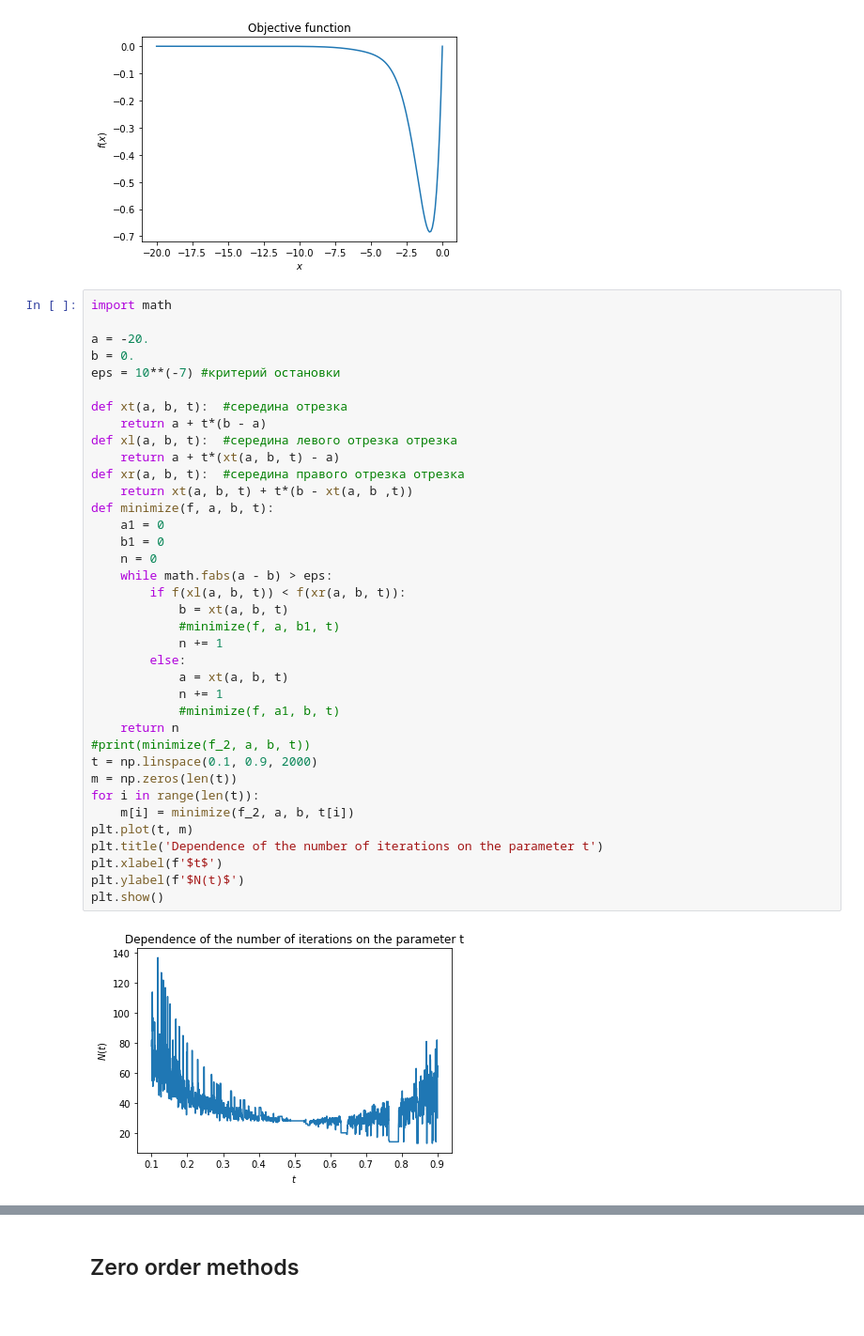
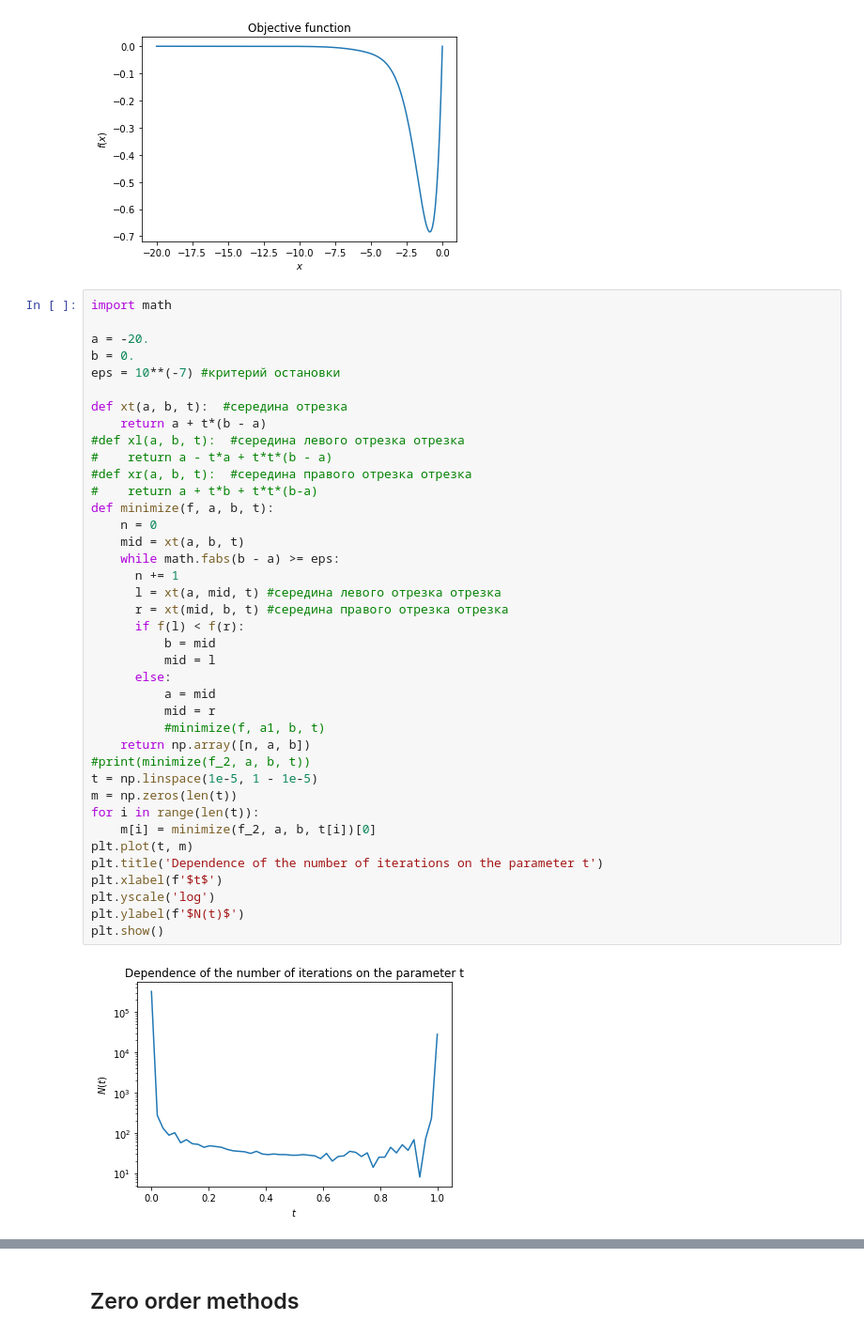
Before and after one commit to ilikot/optim, a Jupyter notebook: HW1_Takidze_Ilya.ipynb, the cells around one changed output, grey strips where cells are left out. Shown at 94% size. Cells and saved outputs as stored; diff of their text form.

```diff
--- a/HW1_Takidze_Ilya.ipynb
+++ b/HW1_Takidze_Ilya.ipynb
@@ -86,39 +63,41 @@ plt.show()
 # %%
 import math
 
 a = -20.
 b = 0.
 eps = 10**(-7) #критерий остановки
 
 def xt(a, b, t):  #середина отрезка
     return a + t*(b - a)
-def xl(a, b, t):  #середина левого отрезка отрезка
-    return a + t*(xt(a, b, t) - a)
-def xr(a, b, t):  #середина правого отрезка отрезка
-    return xt(a, b, t) + t*(b - xt(a, b ,t))
+#def xl(a, b, t):  #середина левого отрезка отрезка
+#    return a - t*a + t*t*(b - a)
+#def xr(a, b, t):  #середина правого отрезка отрезка
+#    return a + t*b + t*t*(b-a)
 def minimize(f, a, b, t):
-    a1 = 0
-    b1 = 0
     n = 0
-    while math.fabs(a - b) > eps:
-        if f(xl(a, b, t)) < f(xr(a, b, t)):
-            b = xt(a, b, t)
-            #minimize(f, a, b1, t)
-            n += 1
-        else:
-            a = xt(a, b, t)
-            n += 1
-            #minimize(f, a1, b, t)
-    return n
+    mid = xt(a, b, t)
+    while math.fabs(b - a) >= eps:
+      n += 1
+      l = xt(a, mid, t) #середина левого отрезка отрезка
+      r = xt(mid, b, t) #середина правого отрезка отрезка
+      if f(l) < f(r):
+          b = mid
+          mid = l
+      else:
+          a = mid
+          mid = r
+          #minimize(f, a1, b, t)
+    return np.array([n, a, b])
 #print(minimize(f_2, a, b, t))
-t = np.linspace(0.1, 0.9, 2000)
+t = np.linspace(1e-5, 1 - 1e-5)
 m = np.zeros(len(t))
 for i in range(len(t)):
-    m[i] = minimize(f_2, a, b, t[i])
+    m[i] = minimize(f_2, a, b, t[i])[0]
 plt.plot(t, m)
 plt.title('Dependence of the number of iterations on the parameter t')
 plt.xlabel(f'$t$')
+plt.yscale('log')
 plt.ylabel(f'$N(t)$')
 plt.show()
 # %% [output]
-[figure, old version]
+[figure, new version]
```
Also changed, not shown: parts of 28 cells of this notebook.
